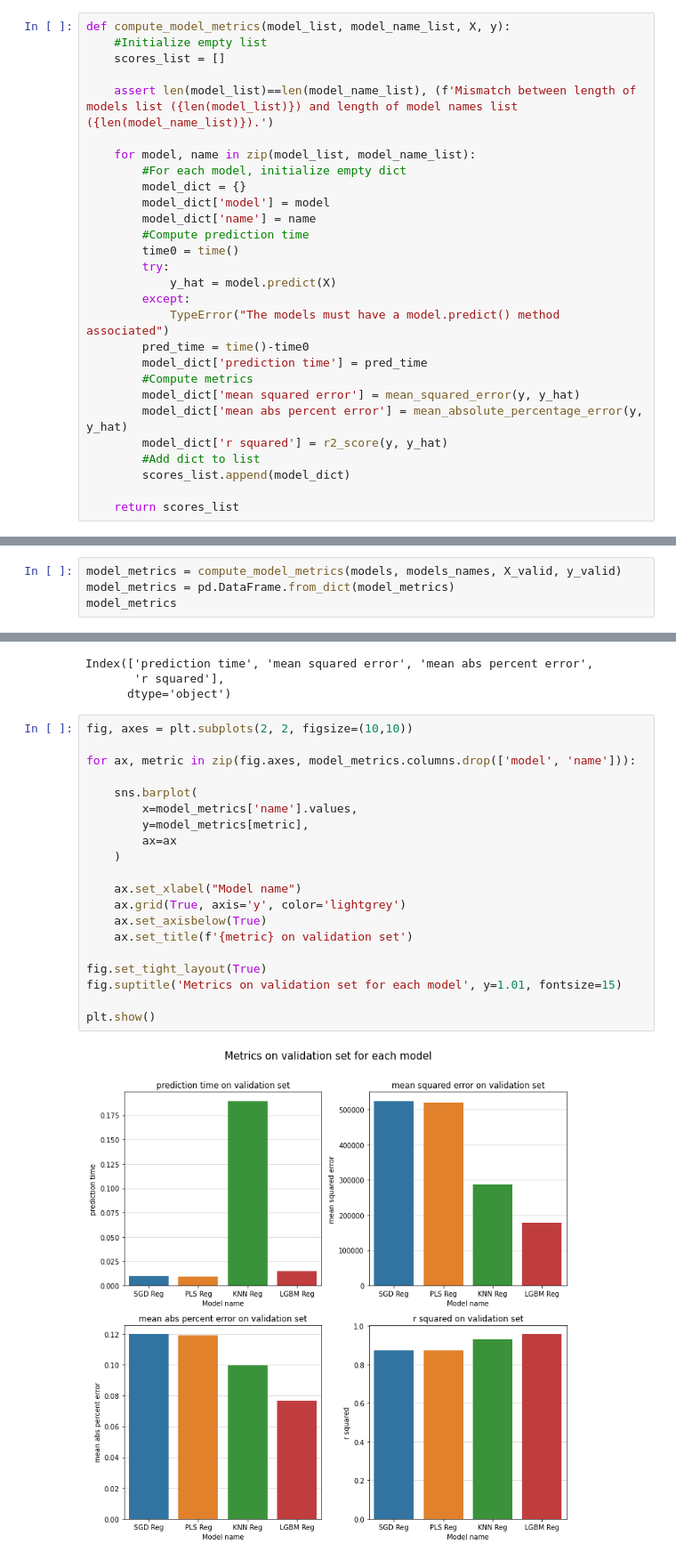
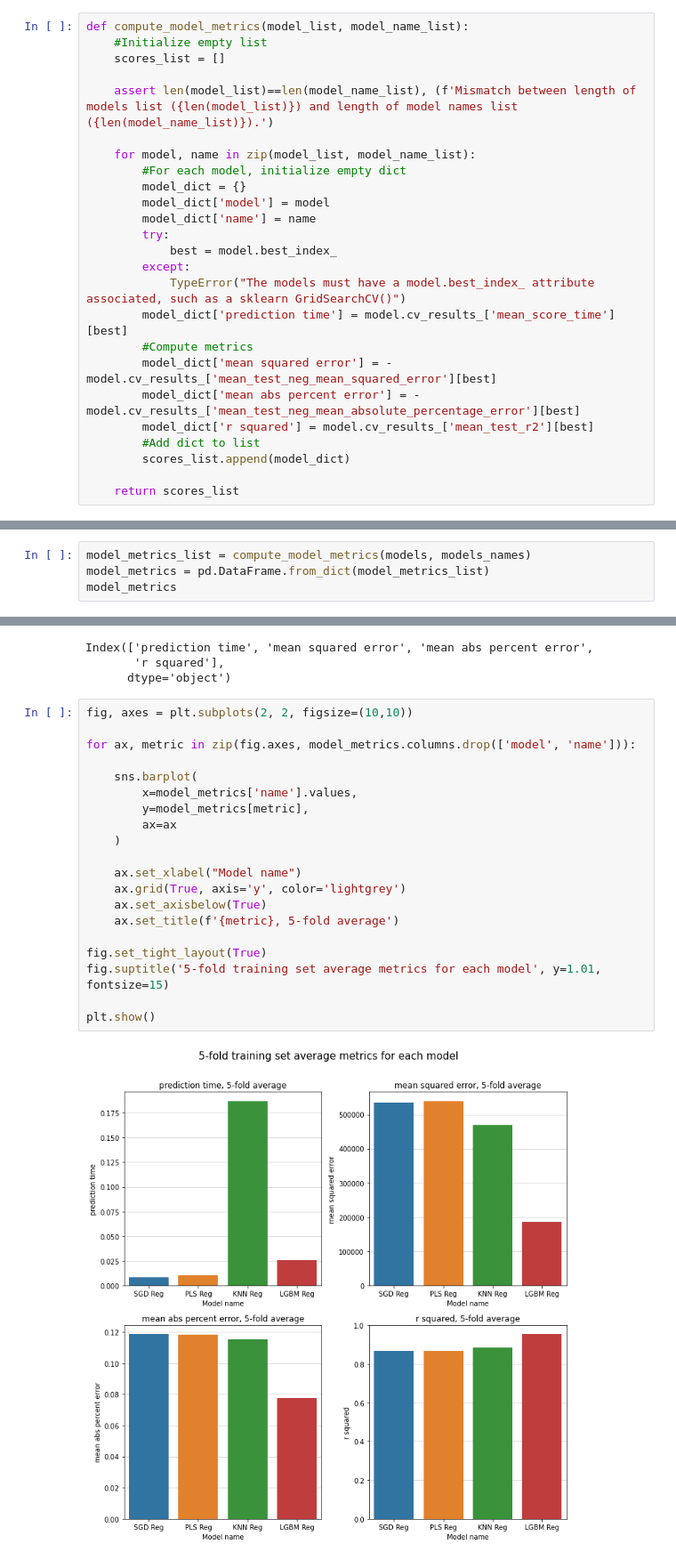
Before and after one commit to SPariente/diamond_price_estimation, a Jupyter notebook: 2_model_selection.ipynb, the cells around one changed output, grey strips where cells are left out. Shown at 89% size. Cells and saved outputs as stored; diff of their text form.

Commit message:
Finalised model selection: metrics + visualization + model save

```diff
--- a/2_model_selection.ipynb
+++ b/2_model_selection.ipynb
@@ -503,5 +500,5 @@ from time import time
 # %%
-def compute_model_metrics(model_list, model_name_list, X, y):
+def compute_model_metrics(model_list, model_name_list):
     #Initialize empty list
     scores_list = []
 
@@ -512,18 +509,15 @@ def compute_model_metrics(model_list, model_name_list, X, y):
         model_dict = {}
         model_dict['model'] = model
         model_dict['name'] = name
-        #Compute prediction time
-        time0 = time()
         try:
-            y_hat = model.predict(X)
+            best = model.best_index_
         except:
-            TypeError("The models must have a model.predict() method associated")
-        pred_time = time()-time0
-        model_dict['prediction time'] = pred_time
+            TypeError("The models must have a model.best_index_ attribute associated, such as a sklearn GridSearchCV()")
+        model_dict['prediction time'] = model.cv_results_['mean_score_time'][best]
         #Compute metrics
-        model_dict['mean squared error'] = mean_squared_error(y, y_hat)
-        model_dict['mean abs percent error'] = mean_absolute_percentage_error(y, y_hat)
-        model_dict['r squared'] = r2_score(y, y_hat)
+        model_dict['mean squared error'] = -model.cv_results_['mean_test_neg_mean_squared_error'][best]
+        model_dict['mean abs percent error'] = -model.cv_results_['mean_test_neg_mean_absolute_percentage_error'][best]
+        model_dict['r squared'] = model.cv_results_['mean_test_r2'][best]
         #Add dict to list
         scores_list.append(model_dict)
 
@@ -532,8 +526,8 @@ def compute_model_metrics(model_list, model_name_list, X, y):
 models = [sgdr_pipe_transform, plsr_pipe_transform, knnr_pipe_transform, lgbr_pipe_transform]
 models_names = ['SGD Reg', 'PLS Reg', 'KNN Reg', 'LGBM Reg']
 # %%
-model_metrics = compute_model_metrics(models, models_names, X_valid, y_valid)
-model_metrics = pd.DataFrame.from_dict(model_metrics)
+model_metrics_list = compute_model_metrics(models, models_names)
+model_metrics = pd.DataFrame.from_dict(model_metrics_list)
 model_metrics
 # %% [output]
 |  | model | name | prediction time | mean squared error | mean abs percent error | r squared |
@@ -550,22 +544,22 @@ Index(['prediction time', 'mean squared error', 'mean abs percent error',
 # %%
 fig, axes = plt.subplots(2, 2, figsize=(10,10))
 
 for ax, metric in zip(fig.axes, model_metrics.columns.drop(['model', 'name'])):
 
     sns.barplot(
         x=model_metrics['name'].values,
         y=model_metrics[metric],
         ax=ax
     )
 
     ax.set_xlabel("Model name")
     ax.grid(True, axis='y', color='lightgrey')
     ax.set_axisbelow(True)
-    ax.set_title(f'{metric} on validation set')
+    ax.set_title(f'{metric}, 5-fold average')
 
 fig.set_tight_layout(True)
-fig.suptitle('Metrics on validation set for each model', y=1.01, fontsize=15)
+fig.suptitle('5-fold training set average metrics for each model', y=1.01, fontsize=15)
 
 plt.show()
 # %% [output]
-[figure, old version]
+[figure, new version]
```
Also changed, not shown: parts of 12 cells of this notebook.
